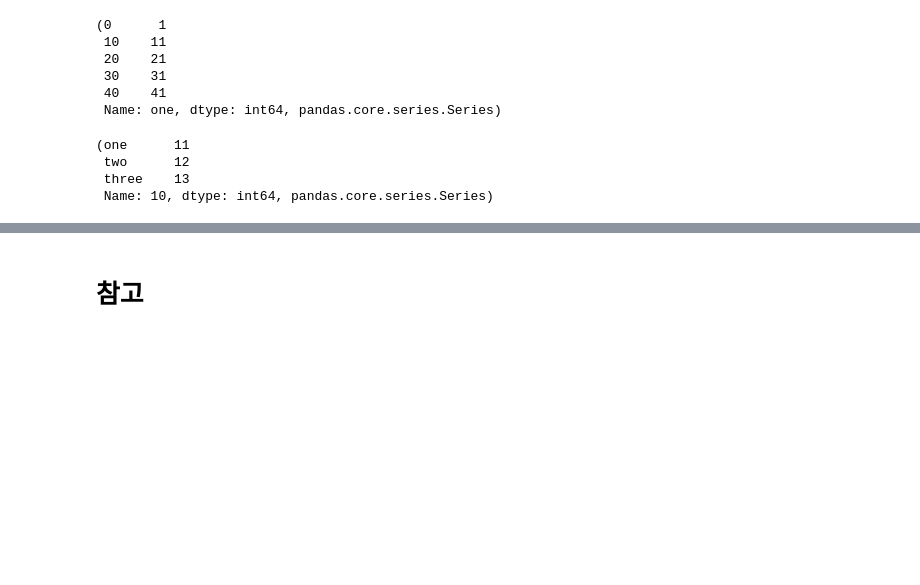
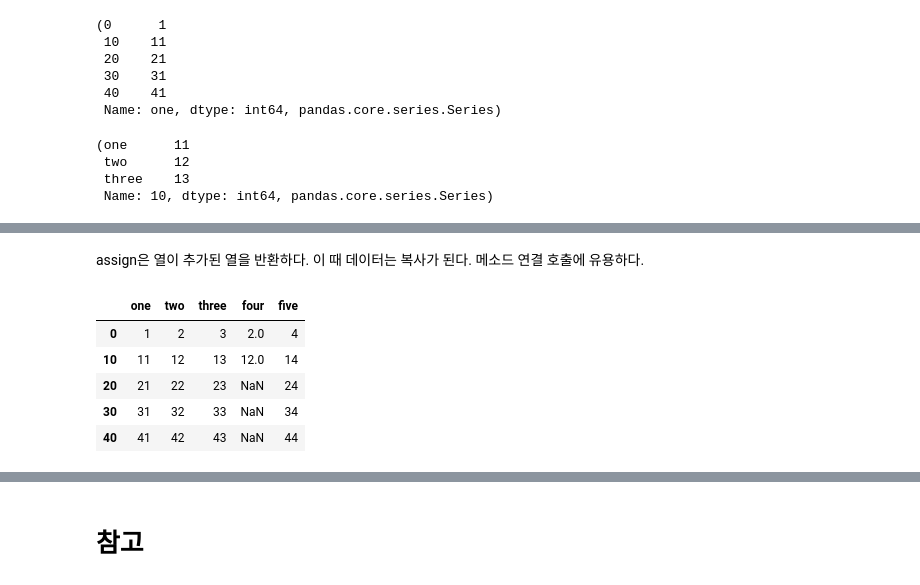
Before and after one commit to sunkusun9/ML2022_1, a Jupyter notebook: pandas_basic.ipynb, the cells around one changed output, grey strips where cells are left out. Cells and saved outputs as stored; diff of their text form; code cells hidden in the pictures; blank space fills up the shorter version.

```diff
--- a/pandas_basic.ipynb
+++ b/pandas_basic.ipynb
@@ -354,0 +359,9 @@ df.loc[10], type(df.loc[10]) # Columns 명이 index가 된다
+# %%
+df = pd.DataFrame(np.array([
+    [1, 2, 3],
+    [11, 12, 13],
+    [21, 22, 23],
+    [31, 32, 33],
+    [41, 42, 43],
+]), index=[0, 10, 20, 30, 40], columns=["one", "two", "three"])
+df
@@ -354,0 +375,3 @@ df.loc[10], type(df.loc[10]) # Columns 명이 index가 된다
+# %%
+df["four"] = df["one"] + 1 # = 를 통해 직접 생성
+df
@@ -354,0 +385,3 @@ df.loc[10], type(df.loc[10]) # Columns 명이 index가 된다
+# %%
+df["four"] = df["one"][:2] + 1 # 역시 인덱스를 매칭한다. 매칭되지 않는 것은 NaN으로 채워진다.
+df
@@ -354,0 +395,11 @@ df.loc[10], type(df.loc[10]) # Columns 명이 index가 된다
+# %% [markdown]
+assign은 열이 추가된 열을 반환하다. 이 때 데이터는 복사가 된다. 메소드 연결 호출에 유용하다.
+# %%
+df.assign(five=lambda x: x['three'] + 1) # three열에 1을 더해 five을 만든다.
+# %% [output]
+|  | one | two | three | four | five |
+| 0 | 1 | 2 | 3 | 2.0 | 4 |
+| 10 | 11 | 12 | 13 | 12.0 | 14 |
+| 20 | 21 | 22 | 23 | NaN | 24 |
+| 30 | 31 | 32 | 33 | NaN | 34 |
+| 40 | 41 | 42 | 43 | NaN | 44 |
```
Also changed, not shown: parts of 27 cells of this notebook.
